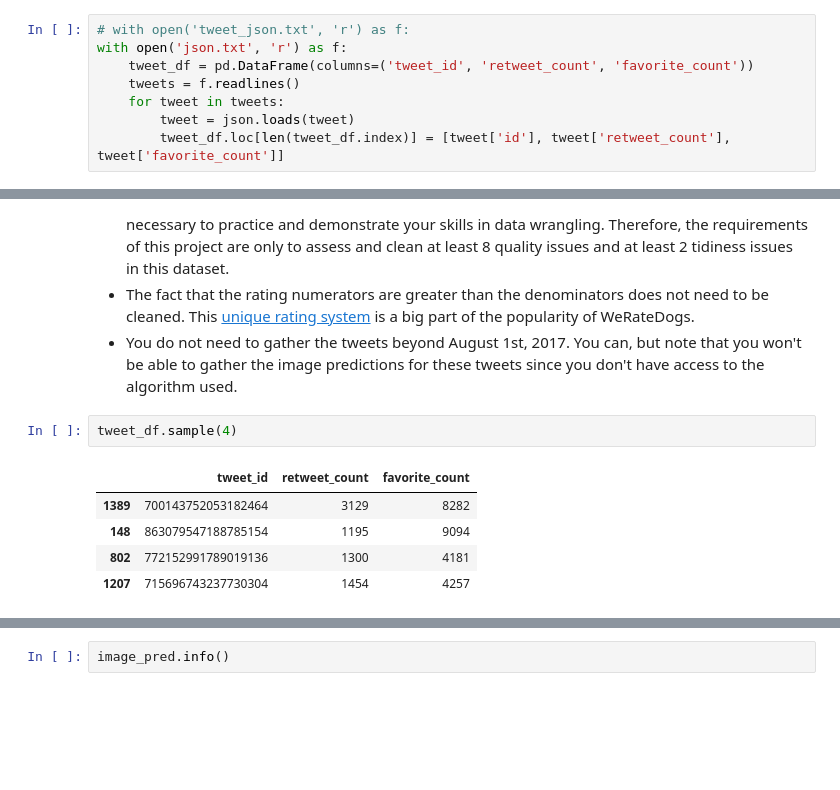
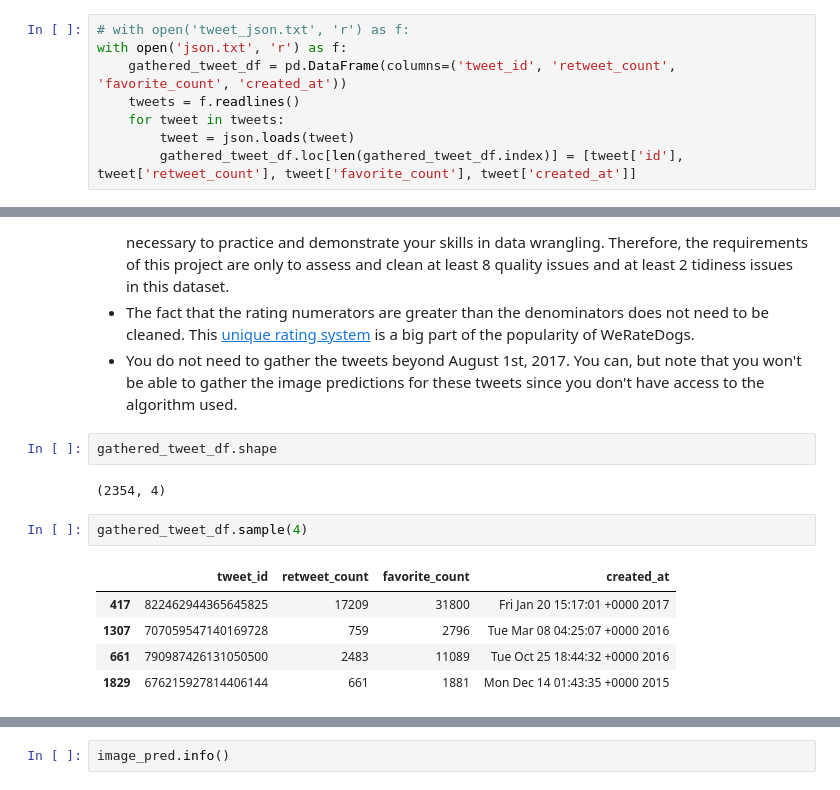
Before and after one commit to okabamac/data_wrangling_p2, a Jupyter notebook: wrangle_act.ipynb, the cells around one changed output, grey strips where cells are left out. Drawn from its saved outputs; the diff is of its cells as text; blank space fills up the shorter version.

```diff
--- a/wrangle_act.ipynb
+++ b/wrangle_act.ipynb
@@ -59,8 +59,8 @@ missing_tweets = []
 # %%
 # with open('tweet_json.txt', 'r') as f:
 with open('json.txt', 'r') as f:
-    tweet_df = pd.DataFrame(columns=('tweet_id', 'retweet_count', 'favorite_count'))
+    gathered_tweet_df = pd.DataFrame(columns=('tweet_id', 'retweet_count', 'favorite_count', 'created_at'))
     tweets = f.readlines()
     for tweet in tweets:
         tweet = json.loads(tweet)
-        tweet_df.loc[len(tweet_df.index)] = [tweet['id'], tweet['retweet_count'], tweet['favorite_count']]
+        gathered_tweet_df.loc[len(gathered_tweet_df.index)] = [tweet['id'], tweet['retweet_count'], tweet['favorite_count'], tweet['created_at']]
@@ -79,11 +75,15 @@ programmatic assessement to assess the data.
 * Assessing and cleaning the entire dataset completely would require a lot of time, and is not necessary to practice and demonstrate your skills in data wrangling. Therefore, the requirements of this project are only to assess and clean at least 8 quality issues and at least 2 tidiness issues in this dataset.
 * The fact that the rating numerators are greater than the denominators does not need to be cleaned. This [unique rating system](http://knowyourmeme.com/memes/theyre-good-dogs-brent) is a big part of the popularity of WeRateDogs.
 * You do not need to gather the tweets beyond August 1st, 2017. You can, but note that you won't be able to gather the image predictions for these tweets since you don't have access to the algorithm used.
+# %%
+gathered_tweet_df.shape
+# %% [output]
+(2354, 4)
 # %%
-tweet_df.sample(4)
+gathered_tweet_df.sample(4)
 # %% [output]
-|  | tweet_id | retweet_count | favorite_count |
-| 1389 | 700143752053182464 | 3129 | 8282 |
-| 148 | 863079547188785154 | 1195 | 9094 |
-| 802 | 772152991789019136 | 1300 | 4181 |
-| 1207 | 715696743237730304 | 1454 | 4257 |
+|  | tweet_id | retweet_count | favorite_count | created_at |
+| 417 | 822462944365645825 | 17209 | 31800 | Fri Jan 20 15:17:01 +0000 2017 |
+| 1307 | 707059547140169728 | 759 | 2796 | Tue Mar 08 04:25:07 +0000 2016 |
+| 661 | 790987426131050500 | 2483 | 11089 | Tue Oct 25 18:44:32 +0000 2016 |
+| 1829 | 676215927814406144 | 661 | 1881 | Mon Dec 14 01:43:35 +0000 2015 |
```
Also changed, not shown: parts of 57 cells of this notebook, 1 other file.
